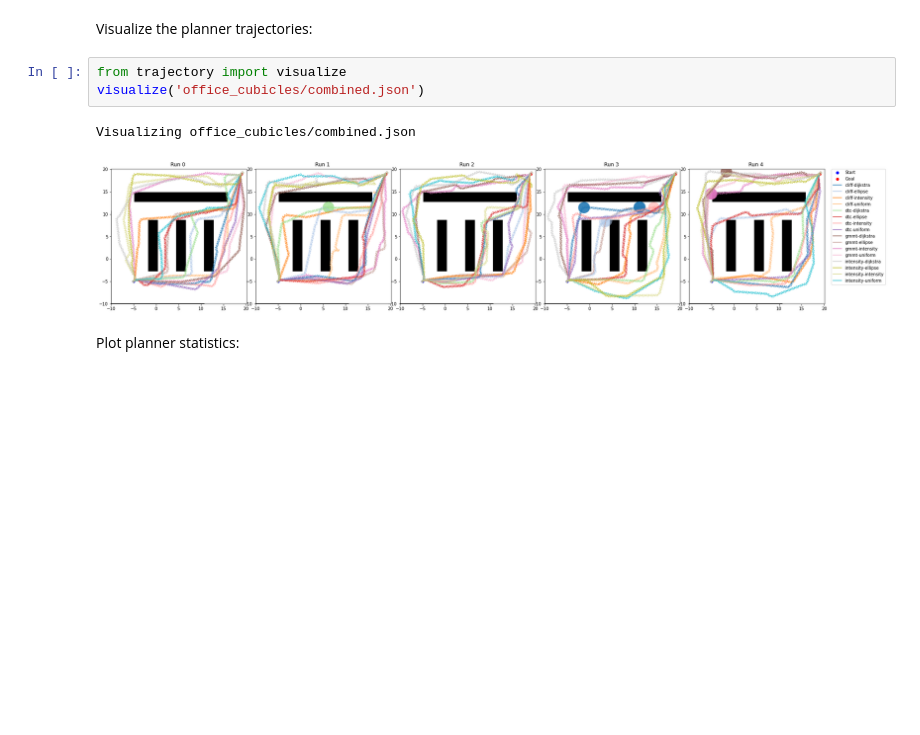
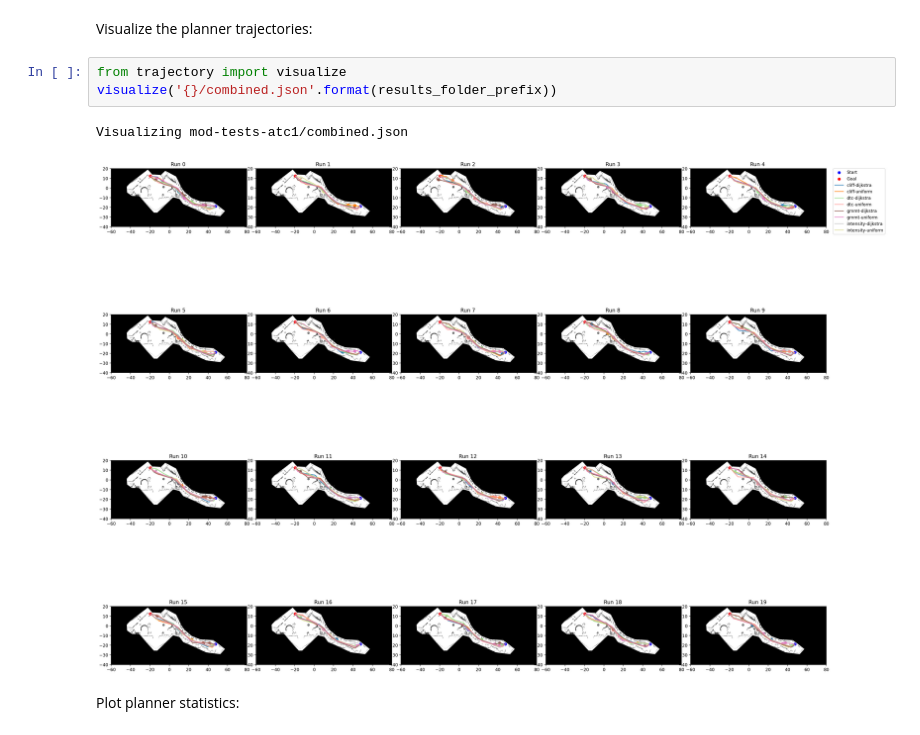
Before and after one commit to ksatyaki/bench-mr, a Jupyter notebook: python/MoD-planning-atc.ipynb, the cells around one changed output. Saved outputs shown, nothing was run; the diff lists cells and outputs as text; blank space fills up the shorter version.

```diff
--- a/python/MoD-planning-atc.ipynb
+++ b/python/MoD-planning-atc.ipynb
@@ -119,10 +101,10 @@ Successfully merged [mod-tests-atc1/cliff-intensity_results.json, mod-tests-atc1
 Visualize the planner trajectories:
 # %%
 from trajectory import visualize
-visualize('office_cubicles/combined.json')
+visualize('{}/combined.json'.format(results_folder_prefix))
 # %% [output]
-Visualizing office_cubicles/combined.json
+Visualizing mod-tests-atc1/combined.json
-[figure, old version]
+[figure, new version]
 # %% [markdown]
 Plot planner statistics:
 # %%
```
Also changed, not shown: parts of 5 cells of this notebook, 2 other files.
